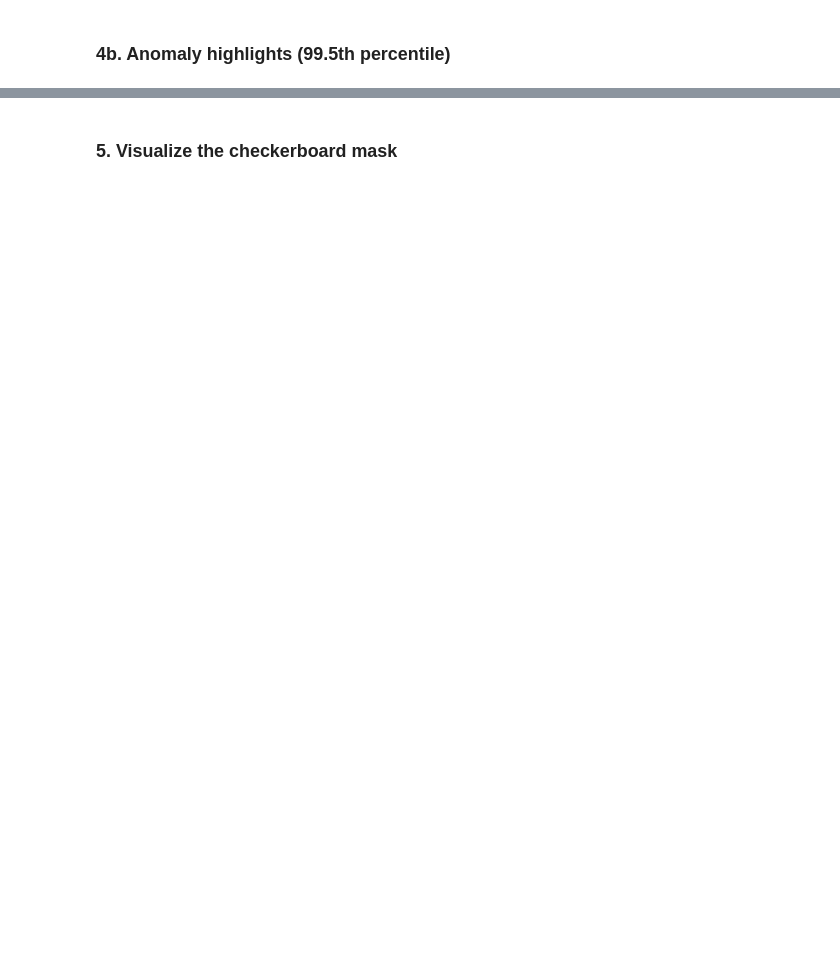
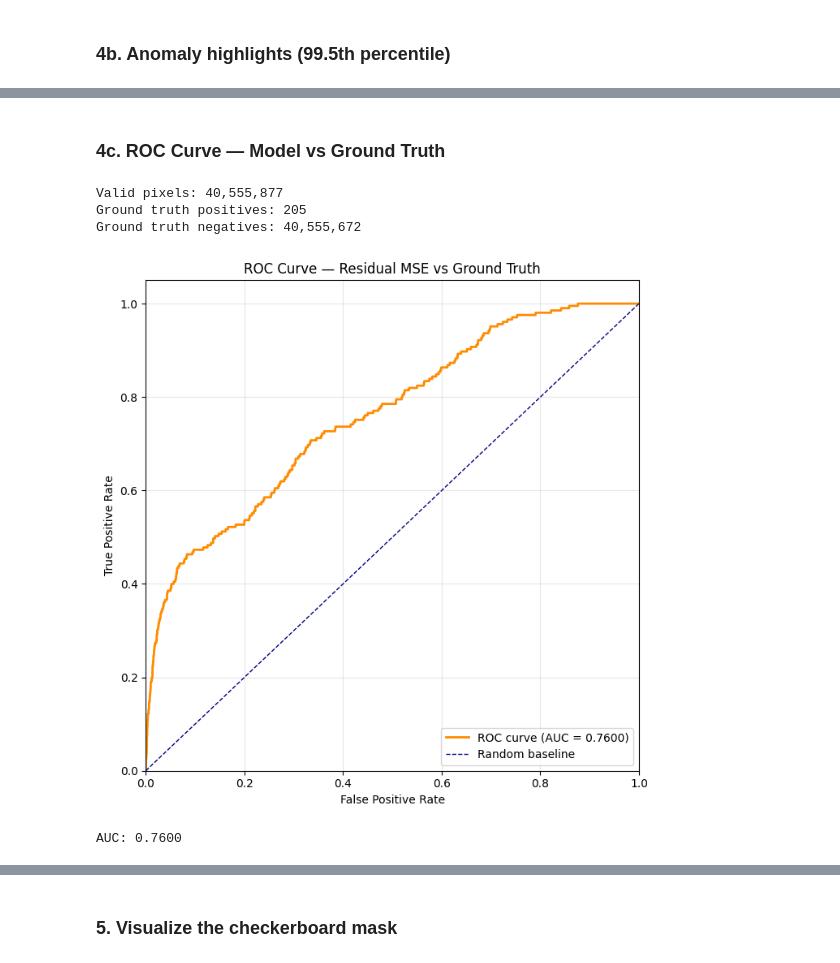
Before and after one commit to rashwin88/hsi-anomaly-foundations-allotrope, a Jupyter notebook: exploratory_analyses/spatial_ae_inference_demo.ipynb, the cells around one changed output, grey strips where cells are left out. Drawn from its saved outputs; the diff is of its cells as text; code cells hidden in the pictures; blank space fills up the shorter version.

```diff
--- a/exploratory_analyses/spatial_ae_inference_demo.ipynb
+++ b/exploratory_analyses/spatial_ae_inference_demo.ipynb
@@ -186,0 +207,37 @@ Pixels above threshold: 19468 / 38935905
+# %% [markdown]
+### 4c. ROC Curve — Model vs Ground Truth
+# %%
+from sklearn.metrics import roc_curve, auc
+
+# Flatten to valid pixels only
+valid_mask = mask.astype(bool).ravel()
+scores = residual.ravel()[valid_mask]
+gt_labels = gt_data.ravel()[valid_mask].astype(int)
+
+print(f"Valid pixels: {valid_mask.sum():,}")
+print(f"Ground truth positives: {gt_labels.sum():,}")
+print(f"Ground truth negatives: {(gt_labels == 0).sum():,}")
+
+fpr, tpr, roc_thresholds = roc_curve(gt_labels, scores)
+roc_auc = auc(fpr, tpr)
+
+fig, ax = plt.subplots(figsize=(7, 7))
+ax.plot(fpr, tpr, color="darkorange", lw=2, label=f"ROC curve (AUC = {roc_auc:.4f})")
+ax.plot([0, 1], [0, 1], color="navy", lw=1, linestyle="--", label="Random baseline")
+ax.set_xlim([0.0, 1.0])
+ax.set_ylim([0.0, 1.05])
+ax.set_xlabel("False Positive Rate")
+ax.set_ylabel("True Positive Rate")
+ax.set_title("ROC Curve — Residual MSE vs Ground Truth")
+ax.legend(loc="lower right")
+ax.grid(True, alpha=0.3)
+plt.tight_layout()
+plt.show()
+
+print(f"\nAUC: {roc_auc:.4f}")
+# %% [output]
+Valid pixels: 40,555,877
+Ground truth positives: 205
+Ground truth negatives: 40,555,672
+[figure, added]
+AUC: 0.7600
```
Also changed, not shown: parts of 10 cells of this notebook, 1 other file.
